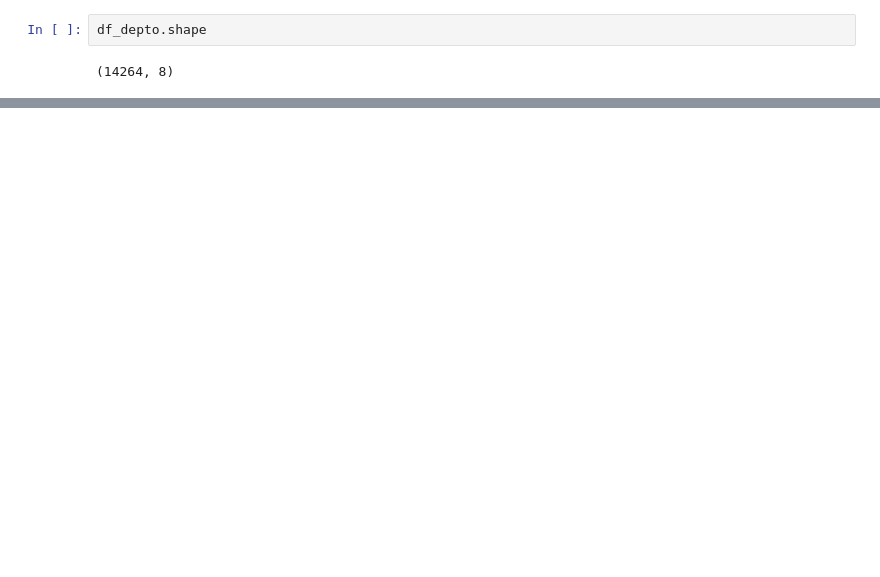
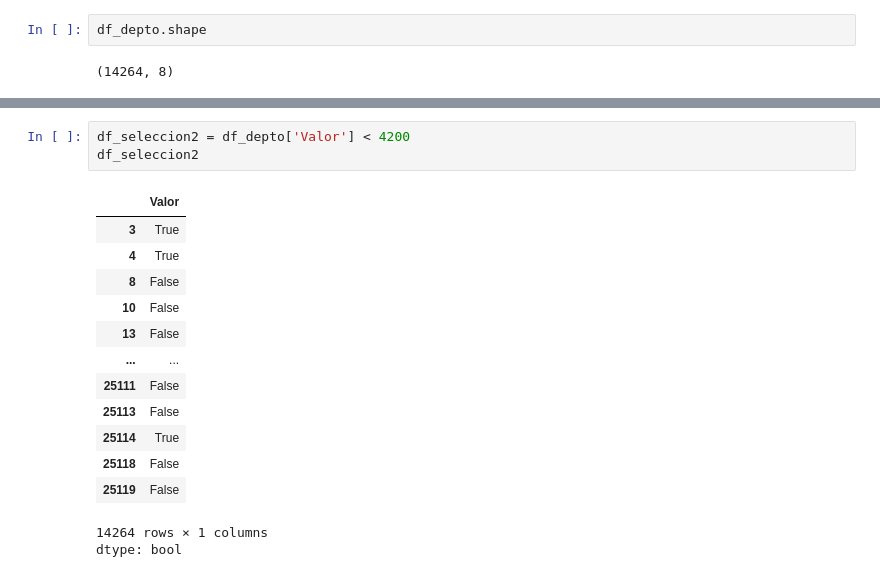
Before and after one commit to Nataliahfk/Data_science_Pandas, a Jupyter notebook: inmuebles_cdxm.ipynb, the cells around one changed output, grey strips where cells are left out. Drawn from its saved outputs; the diff is of its cells as text; blank space fills up the shorter version.

```diff
--- a/inmuebles_cdxm.ipynb
+++ b/inmuebles_cdxm.ipynb
@@ -787,0 +803,18 @@ df_depto.shape
+# %%
+df_seleccion2 = df_depto['Valor'] < 4200
+df_seleccion2
+# %% [output]
+|  | Valor |
+| 3 | True |
+| 4 | True |
+| 8 | False |
+| 10 | False |
+| 13 | False |
+| ... | ... |
+| 25111 | False |
+| 25113 | False |
+| 25114 | True |
+| 25118 | False |
+| 25119 | False |
+14264 rows × 1 columns
+dtype: bool
```
Also changed, not shown: parts of 14 cells of this notebook.
